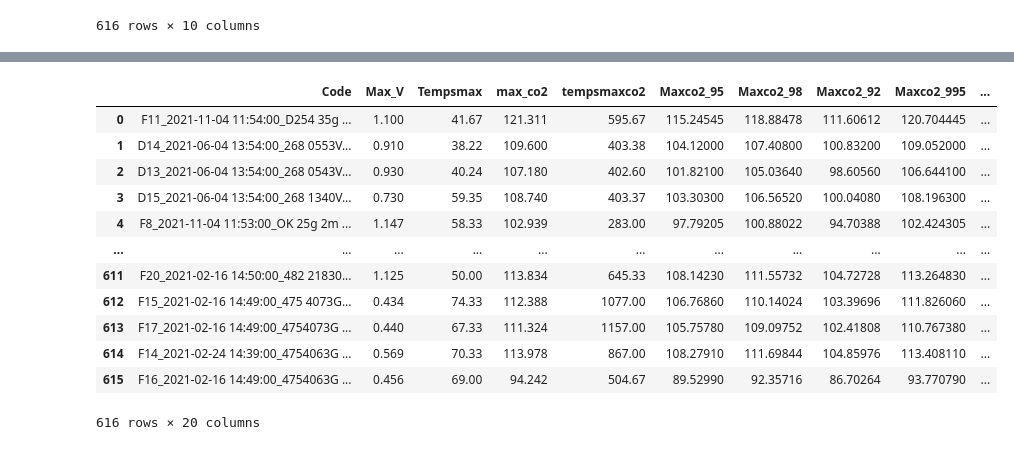
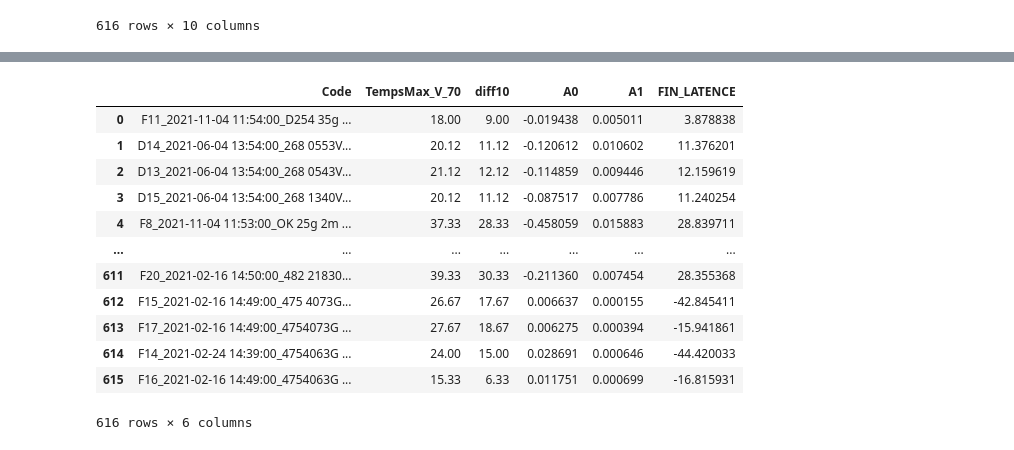
Before and after one commit to bigirimanainnocent12/Code, a Jupyter notebook: Fin_FERMA.ipynb, the cells around one changed output, grey strips where cells are left out. Saved outputs shown, nothing was run; the diff lists cells and outputs as text; code cells hidden in the pictures.

```diff
--- a/Fin_FERMA.ipynb
+++ b/Fin_FERMA.ipynb
@@ -55,3 +55,24 @@ for code in df['Code'].unique():
 
 
 DF = pd.DataFrame(resultats)
+DF['Maxco2_95']=DF['max_co2']*0.95
+DF['Maxco2_98']=DF['max_co2']*0.98
+DF['Maxco2_92']=DF['max_co2']*0.92
+DF['Maxco2_995']=DF['max_co2']*0.995
+DF['Maxco2_90']=DF['max_co2']*0.90
+tempsmaxco2=[]
+for code in df['Code'].unique():
+  dataa=df[df["Code"] == code]
+  dataa[dataa['CO2']>=float(DF[DF["Code"] ==code]['Maxco2_95'].iloc[0])]['Temps'].min()
+  dicti={"Code":code,
+
+      'tempsmaxco2_95':dataa[dataa['CO2']>=float(DF[DF["Code"] ==code]['Maxco2_95'].iloc[0])]['Temps'].min(),
+      'tempsmaxco2_98':dataa[dataa['CO2']>=float(DF[DF["Code"] ==code]['Maxco2_98'].iloc[0])]['Temps'].min(),
+      'tempsmaxco2_92':dataa[dataa['CO2']>=float(DF[DF["Code"] ==code]['Maxco2_92'].iloc[0])]['Temps'].min(),
+     'tempsmaxco2_995':dataa[dataa['CO2']>=float(DF[DF["Code"] ==code]['Maxco2_995'].iloc[0])]['Temps'].min(),
+      'tempsmaxco2_90':dataa[dataa['CO2']>=float(DF[DF["Code"] ==code]['Maxco2_90'].iloc[0])]['Temps'].min()
+         }
+
+  tempsmaxco2.append(dicti)
+DF3 = pd.DataFrame(tempsmaxco2)
+DF3
@@ -191,18 +240,17 @@ def fermentation(FIN_FERMENTATION_85_95,)
 # %%
-
-data_finale = pd.merge(DF, DF2, left_on='Code', right_on='code')
-data_finale
+data_= pd.merge(DF5, DF6, left_on='Code', right_on='Code')
+data_
 # %% [output]
-|  | Code | Max_V | Tempsmax | max_co2 | tempsmaxco2 | Maxco2_95 | Maxco2_98 | Maxco2_92 | Maxco2_995 | ... |
-| 0 | F11_2021-11-04 11:54:00_D254 35g ... | 1.100 | 41.67 | 121.311 | 595.67 | 115.24545 | 118.88478 | 111.60612 | 120.704445 | ... |
-| 1 | D14_2021-06-04 13:54:00_268 0553V... | 0.910 | 38.22 | 109.600 | 403.38 | 104.12000 | 107.40800 | 100.83200 | 109.052000 | ... |
-| 2 | D13_2021-06-04 13:54:00_268 0543V... | 0.930 | 40.24 | 107.180 | 402.60 | 101.82100 | 105.03640 | 98.60560 | 106.644100 | ... |
-| 3 | D15_2021-06-04 13:54:00_268 1340V... | 0.730 | 59.35 | 108.740 | 403.37 | 103.30300 | 106.56520 | 100.04080 | 108.196300 | ... |
-| 4 | F8_2021-11-04 11:53:00_OK 25g 2m ... | 1.147 | 58.33 | 102.939 | 283.00 | 97.79205 | 100.88022 | 94.70388 | 102.424305 | ... |
-| ... | ... | ... | ... | ... | ... | ... | ... | ... | ... | ... |
-| 611 | F20_2021-02-16 14:50:00_482 21830... | 1.125 | 50.00 | 113.834 | 645.33 | 108.14230 | 111.55732 | 104.72728 | 113.264830 | ... |
-| 612 | F15_2021-02-16 14:49:00_475 4073G... | 0.434 | 74.33 | 112.388 | 1077.00 | 106.76860 | 110.14024 | 103.39696 | 111.826060 | ... |
-| 613 | F17_2021-02-16 14:49:00_4754073G ... | 0.440 | 67.33 | 111.324 | 1157.00 | 105.75780 | 109.09752 | 102.41808 | 110.767380 | ... |
-| 614 | F14_2021-02-24 14:39:00_4754063G ... | 0.569 | 70.33 | 113.978 | 867.00 | 108.27910 | 111.69844 | 104.85976 | 113.408110 | ... |
-| 615 | F16_2021-02-16 14:49:00_4754063G ... | 0.456 | 69.00 | 94.242 | 504.67 | 89.52990 | 92.35716 | 86.70264 | 93.770790 | ... |
+|  | Code | TempsMax_V_70 | diff10 | A0 | A1 | FIN_LATENCE |
+| 0 | F11_2021-11-04 11:54:00_D254 35g ... | 18.00 | 9.00 | -0.019438 | 0.005011 | 3.878838 |
+| 1 | D14_2021-06-04 13:54:00_268 0553V... | 20.12 | 11.12 | -0.120612 | 0.010602 | 11.376201 |
+| 2 | D13_2021-06-04 13:54:00_268 0543V... | 21.12 | 12.12 | -0.114859 | 0.009446 | 12.159619 |
+| 3 | D15_2021-06-04 13:54:00_268 1340V... | 20.12 | 11.12 | -0.087517 | 0.007786 | 11.240254 |
+| 4 | F8_2021-11-04 11:53:00_OK 25g 2m ... | 37.33 | 28.33 | -0.458059 | 0.015883 | 28.839711 |
+| ... | ... | ... | ... | ... | ... | ... |
+| 611 | F20_2021-02-16 14:50:00_482 21830... | 39.33 | 30.33 | -0.211360 | 0.007454 | 28.355368 |
+| 612 | F15_2021-02-16 14:49:00_475 4073G... | 26.67 | 17.67 | 0.006637 | 0.000155 | -42.845411 |
+| 613 | F17_2021-02-16 14:49:00_4754073G ... | 27.67 | 18.67 | 0.006275 | 0.000394 | -15.941861 |
+| 614 | F14_2021-02-24 14:39:00_4754063G ... | 24.00 | 15.00 | 0.028691 | 0.000646 | -44.420033 |
+| 615 | F16_2021-02-16 14:49:00_4754063G ... | 15.33 | 6.33 | 0.011751 | 0.000699 | -16.815931 |
-616 rows × 20 columns
+616 rows × 6 columns
```
Also changed, not shown: parts of 12 cells of this notebook.
